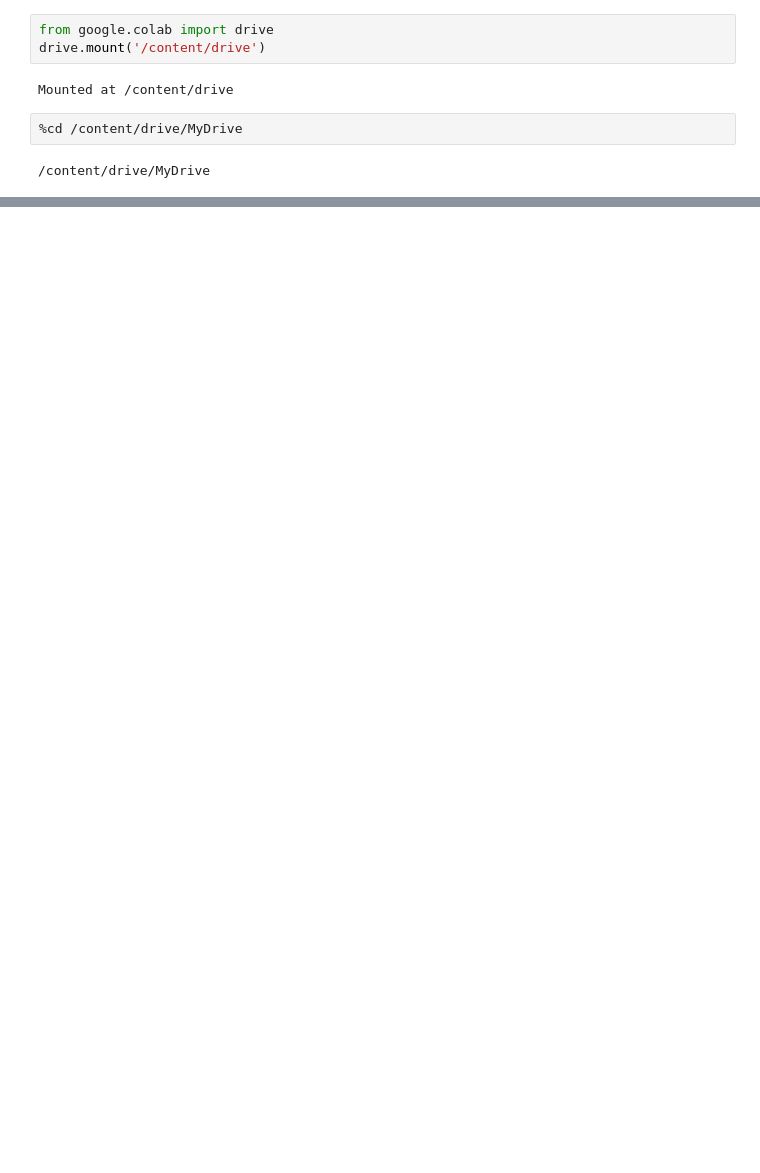
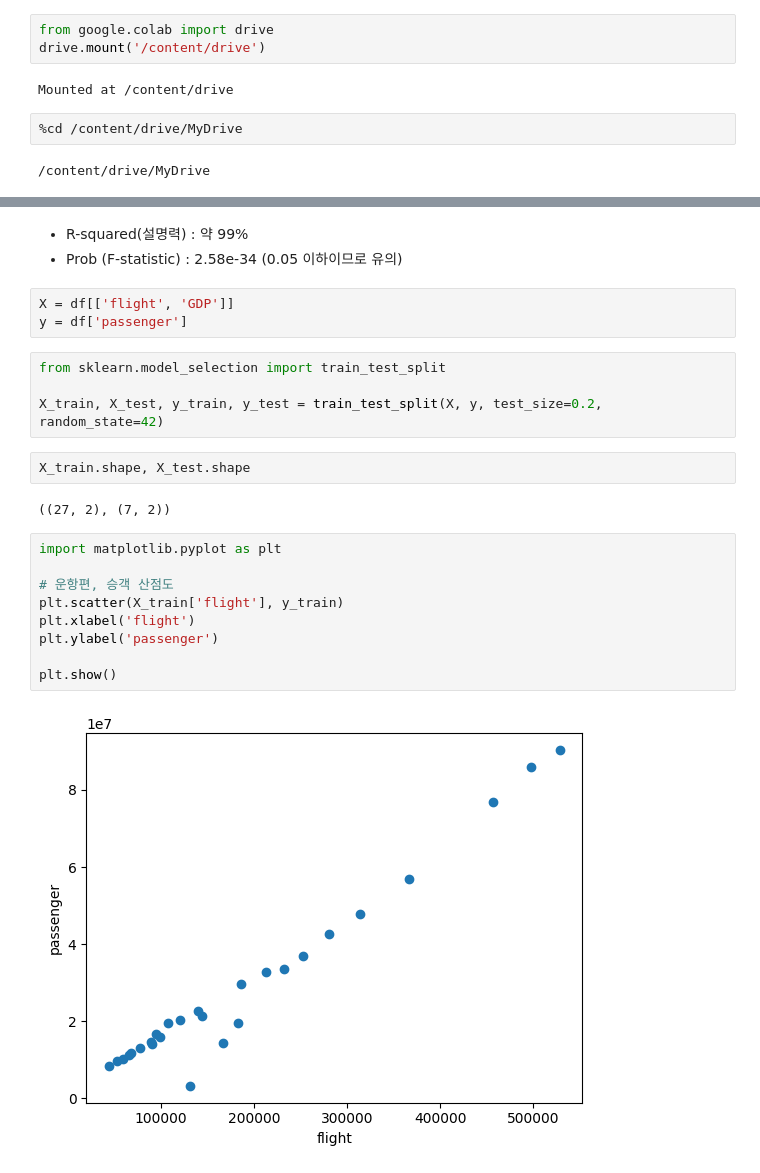
Before and after one commit to Chocoding1/Machine-Learning-Deep-Learning, a Jupyter notebook: AI_final.ipynb, the cells around one changed output, grey strips where cells are left out. Drawn from its saved outputs; the diff is of its cells as text; blank space fills up the shorter version.

```diff
--- a/AI_final.ipynb
+++ b/AI_final.ipynb
@@ -241,0 +150,25 @@ import scipy.stats
+# %% [markdown]
+- R-squared(설명력) : 약 99%
+- Prob (F-statistic) : 2.58e-34 (0.05 이하이므로 유의)
+# %%
+X = df[['flight', 'GDP']]
+y = df['passenger']
+# %%
+from sklearn.model_selection import train_test_split
+
+X_train, X_test, y_train, y_test = train_test_split(X, y, test_size=0.2, random_state=42)
+# %%
+X_train.shape, X_test.shape
+# %% [output]
+((27, 2), (7, 2))
+# %%
+import matplotlib.pyplot as plt
+
+# 운항편, 승객 산점도
+plt.scatter(X_train['flight'], y_train)
+plt.xlabel('flight')
+plt.ylabel('passenger')
+
+plt.show()
+# %% [output]
+[figure, added]
```
Also changed, not shown: parts of 35 cells of this notebook.
